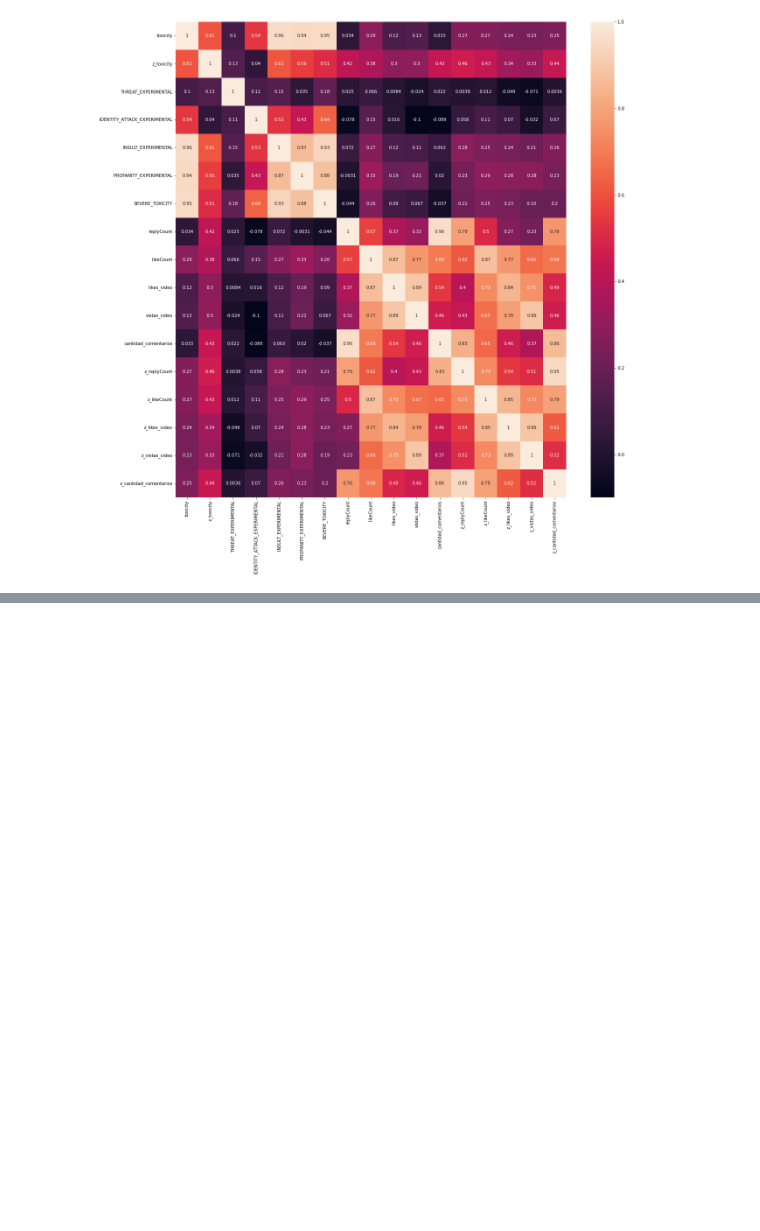
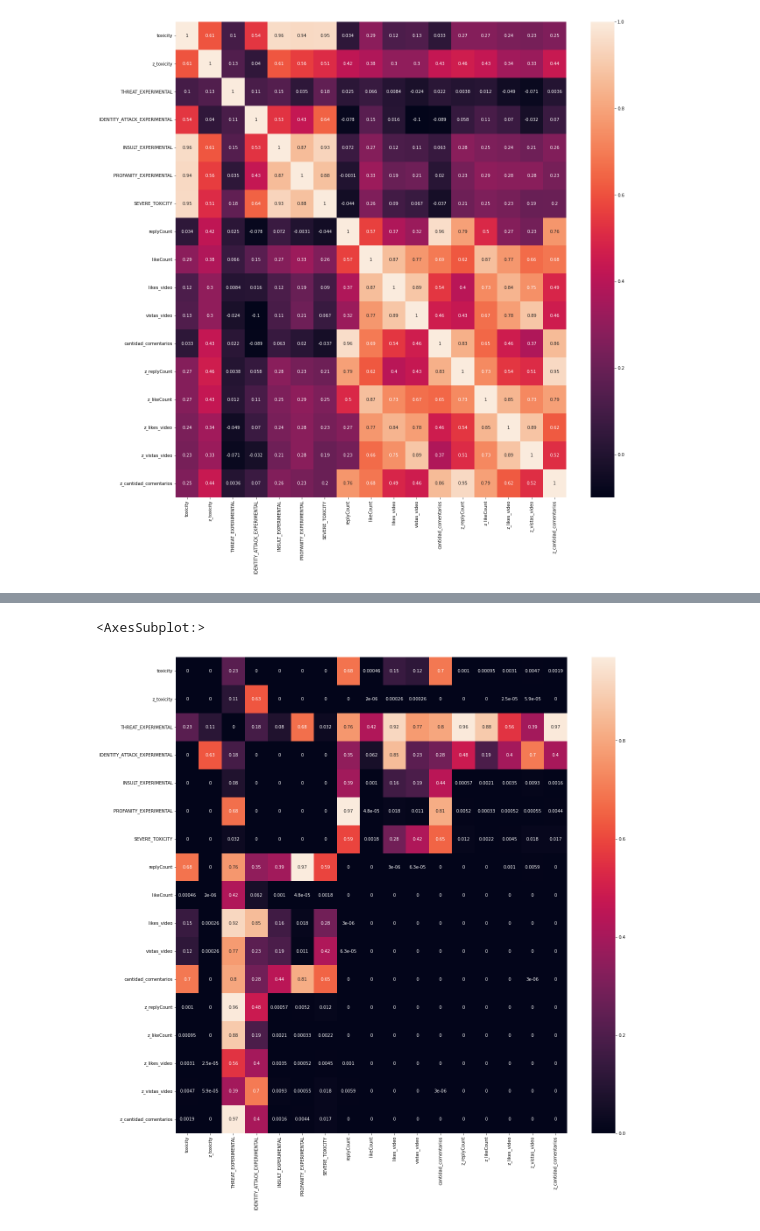
Before and after one commit to JoaquinLCalvo/THESIS-when-hate-pays, a Jupyter notebook: notebooks/Analisis JM.ipynb, the cells around one changed output, grey strips where cells are left out. Drawn from its saved outputs; the diff is of its cells as text; code cells hidden in the pictures; blank space fills up the shorter version.

```diff
--- a/notebooks/Analisis JM.ipynb
+++ b/notebooks/Analisis JM.ipynb
@@ -109,0 +118,21 @@ df_video_comicos.shape
+# %%
+from scipy.stats import pearsonr
+import pandas as pd
+
+def calculate_pvalues(df):
+    df = df.dropna()._get_numeric_data()
+    dfcols = pd.DataFrame(columns=df.columns)
+    pvalues = dfcols.transpose().join(dfcols, how='outer')
+    for r in df.columns:
+        for c in df.columns:
+            pvalues[r][c] = round(pearsonr(df[r], df[c])[1], 6)
+    return pvalues.astype(float)
+# %%
+
+plt.figure(figsize=(20,20))
+
+
+sns.heatmap(data=calculate_pvalues(df_video_comicos), annot=True)
+# %% [output]
+<AxesSubplot:>
+[figure, added]
```
Also changed, not shown: parts of 2 cells of this notebook.
